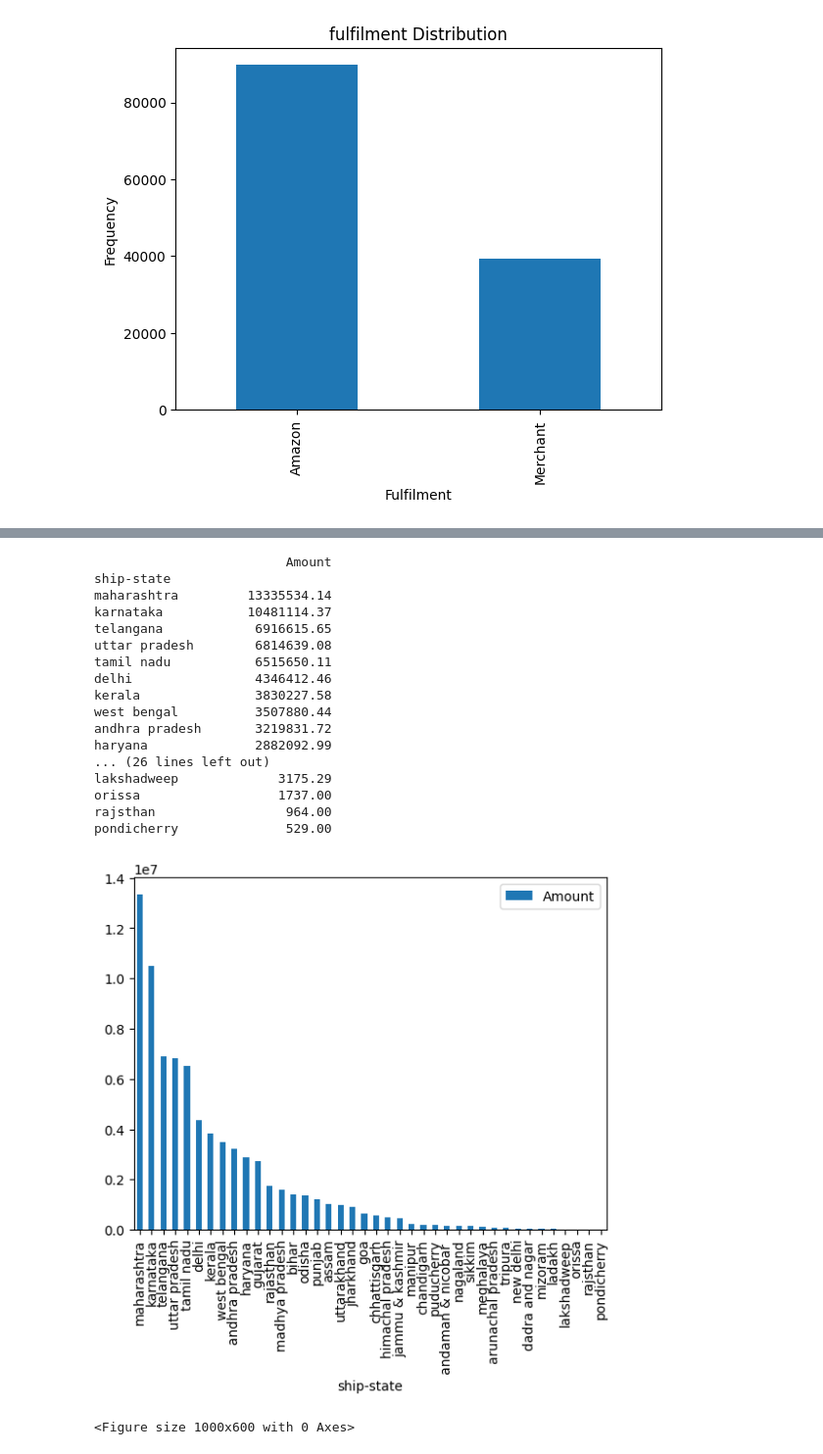
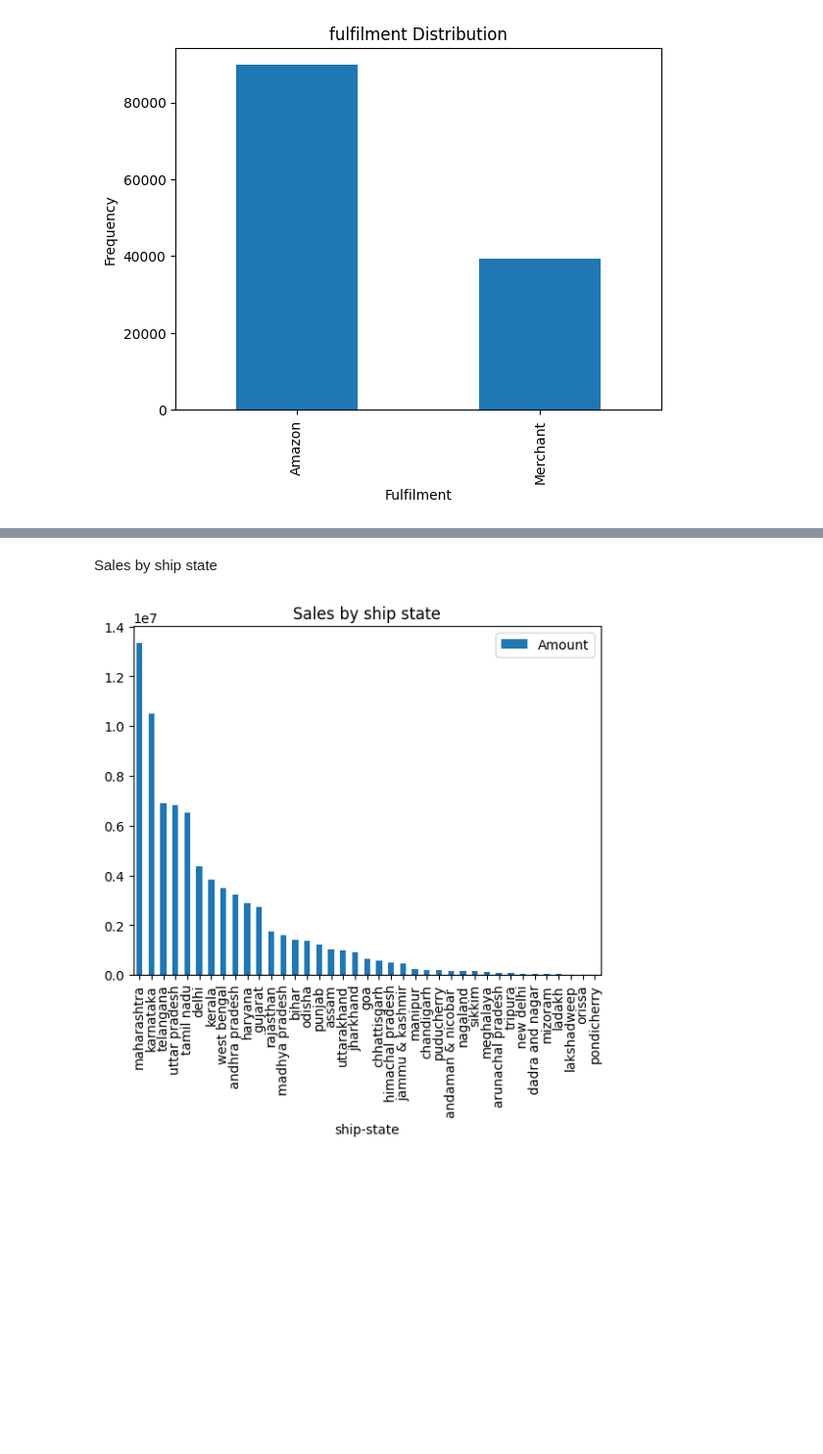
Before and after one commit to FairozMoheb/slash_task, a Jupyter notebook: eda-cleaning.ipynb, the cells around one changed output, grey strips where cells are left out. Shown: that part at 98% size. Cells and saved outputs as stored; diff of their text form; code cells hidden in the pictures; blank space fills up the shorter version.

```diff
--- a/eda-cleaning.ipynb
+++ b/eda-cleaning.ipynb
@@ -66,5 +84,5 @@ report.describe(include=['object'])
 # %%
-abbreviation_to_state_lowercase = {
+abbreviation_to_state = {
     "ap": "andhra pradesh",
     "ar": "arunachal pradesh",
     "as": "assam",
@@ -103,15 +121,15 @@ abbreviation_to_state_lowercase = {
     "py": "puducherry"
 }
 
-state_names = list(abbreviation_to_state_lowercase.values())
+state_names = list(abbreviation_to_state.values())
 # %%
 def replace_short_names(state_name):
-    if state_name in abbreviation_to_state_lowercase:
-        return abbreviation_to_state_lowercase[state_name]
+    if state_name in abbreviation_to_state:
+        return abbreviation_to_state[state_name]
     else:
         return state_name
 # %%
-report['ship-state']=report['ship-state'].replace(["rajshthan","punjab/mohali/zirakpur"],["rajasthan","punjab"])
+report['ship-state']=report['ship-state'].replace(["rajshthan","rajsthan","punjab/mohali/zirakpur"],["rajasthan","rajasthan","punjab"])
 report['ship-state']=report['ship-state'].apply(replace_short_names)
 report.drop(report[report['ship-state'] == 'apo'].index, inplace=True)
 # %%
@@ -357,2 +312,0 @@ dtype: object
-# %%
-report['ship-postal-code']=report['ship-postal-code'].astype('category')
@@ -427,29 +399,12 @@ plt.show()
+# %% [markdown]
+Sales by ship state
 # %%
 state_report=report.groupby(report['ship-state']).agg({'Amount':'sum'})
 state_report=state_report.sort_values('Amount',ascending=False)
-print(state_report)
 state_report.plot(kind='bar')
-plt.figure(figsize=(10, 6))
+plt.title('Sales by ship state')
 plt.show()
 # %% [output]
-                         Amount
-ship-state
-maharashtra         13335534.14
-karnataka           10481114.37
-telangana            6916615.65
-uttar pradesh        6814639.08
-tamil nadu           6515650.11
-delhi                4346412.46
-kerala               3830227.58
-west bengal          3507880.44
-andhra pradesh       3219831.72
-haryana              2882092.99
-... (26 lines left out)
-lakshadweep             3175.29
-orissa                  1737.00
-rajsthan                 964.00
-pondicherry              529.00
-[figure, old version]
+[figure, new version]
-<Figure size 1000x600 with 0 Axes>
 # %%
 category_report=report.groupby(report['Category']).agg({'Amount':'sum'},{'Style':'count'})
```
Also changed, not shown: parts of 43 cells of this notebook.
